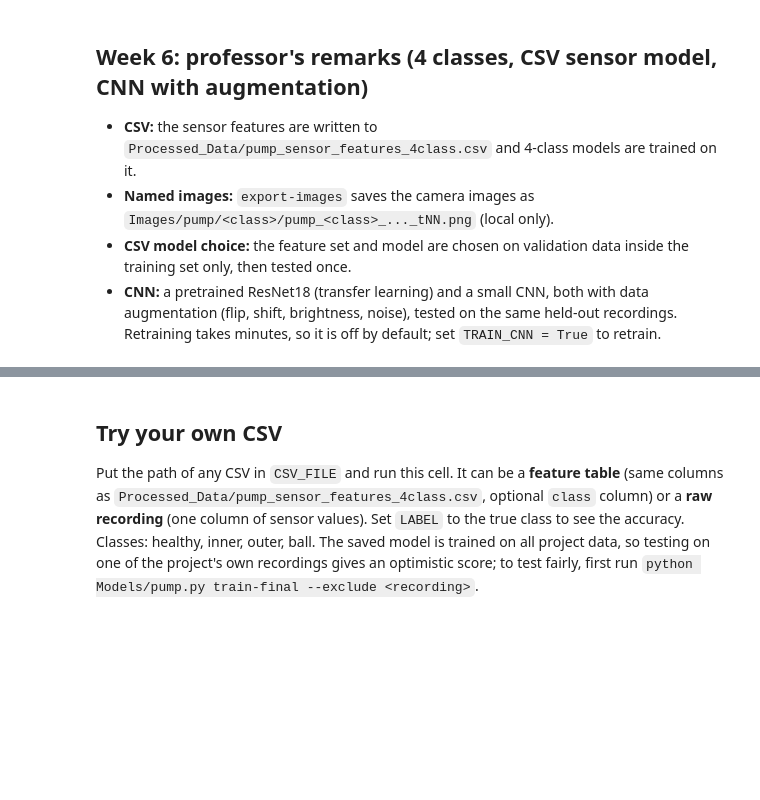
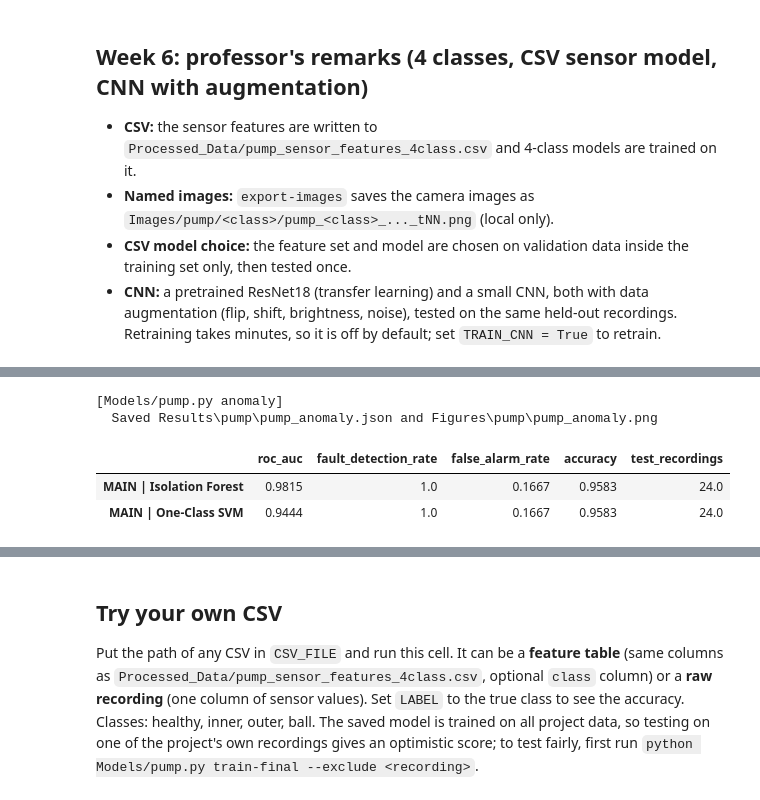
Before and after one commit to theganeshmishra/ai-based-predictive-maintenance-mining-equipment, a Jupyter notebook: Notebook/Pump.ipynb, the cells around one changed output, grey strips where cells are left out. Cells and saved outputs as stored; diff of their text form; code cells hidden in the pictures; blank space fills up the shorter version.

```diff
--- a/Notebook/Pump.ipynb
+++ b/Notebook/Pump.ipynb
@@ -178,0 +201,10 @@ show_week6("pump")
+# %%
+if all(LOCAL.values()):
+    run_script("Models/pump.py", "anomaly", tail=1)
+show_anomaly("pump")
+# %% [output]
+[Models/pump.py anomaly]
+  Saved Results\pump\pump_anomaly.json and Figures\pump\pump_anomaly.png
+|  | roc_auc | fault_detection_rate | false_alarm_rate | accuracy | test_recordings |
+| MAIN | Isolation Forest | 0.9815 | 1.0 | 0.1667 | 0.9583 | 24.0 |
+| MAIN | One-Class SVM | 0.9444 | 1.0 | 0.1667 | 0.9583 | 24.0 |
```
Also changed, not shown: parts of 6 cells of this notebook, 40 other files.
